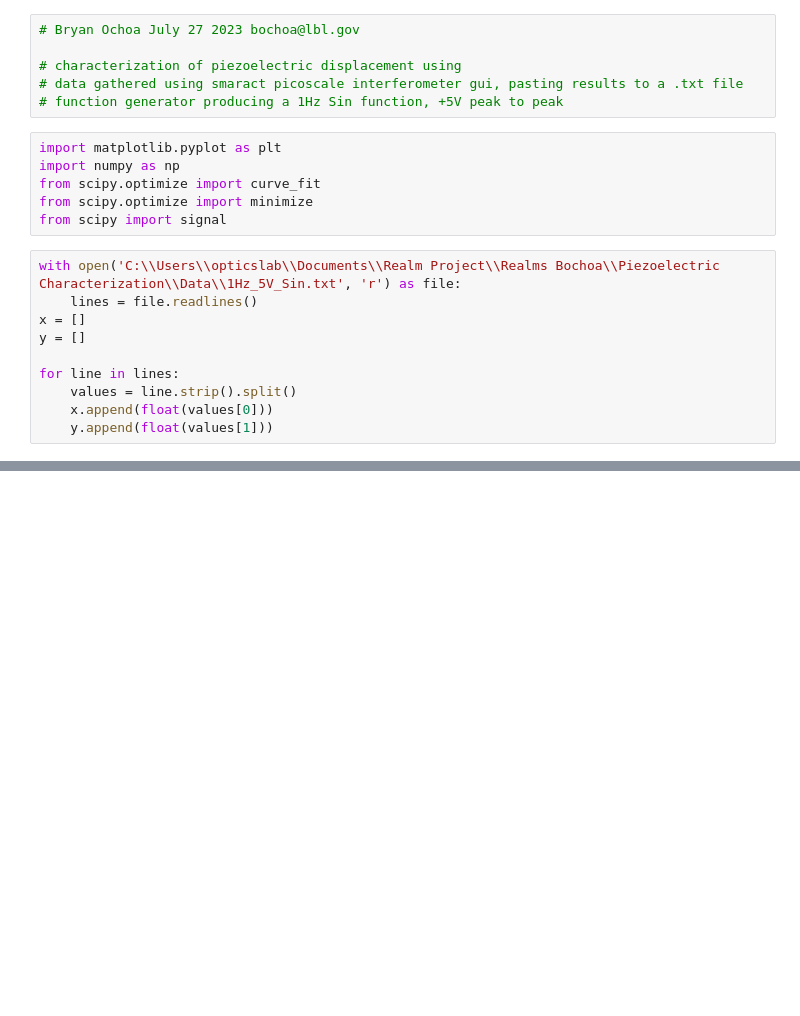
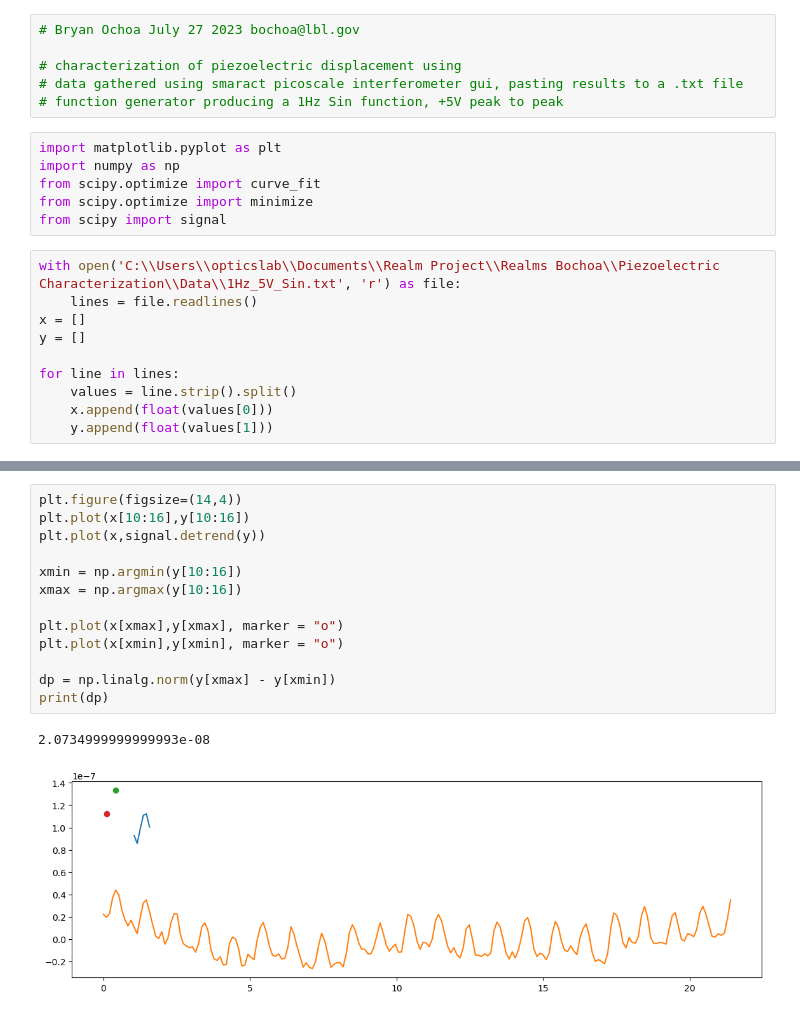
Before and after one commit to bochoa510/Realm-Project, a Jupyter notebook: Piezoelectric Characterization /piezo_displacement_1Hz_5V_Sin.ipynb, the cells around one changed output, grey strips where cells are left out. Drawn from its saved outputs; the diff is of its cells as text; blank space fills up the shorter version.

```diff
--- a/Piezoelectric Characterization /piezo_displacement_1Hz_5V_Sin.ipynb
+++ b/Piezoelectric Characterization /piezo_displacement_1Hz_5V_Sin.ipynb
@@ -117,0 +50,16 @@ Original Amplitude of the Signal: 200.1338812198743
+# %%
+plt.figure(figsize=(14,4))
+plt.plot(x[10:16],y[10:16])
+plt.plot(x,signal.detrend(y))
+
+xmin = np.argmin(y[10:16])
+xmax = np.argmax(y[10:16])
+
+plt.plot(x[xmax],y[xmax], marker = "o")
+plt.plot(x[xmin],y[xmin], marker = "o")
+
+dp = np.linalg.norm(y[xmax] - y[xmin])
+print(dp)
+# %% [output]
+2.0734999999999993e-08
+[figure, added]
```
Also changed, not shown: parts of 8 cells of this notebook.
